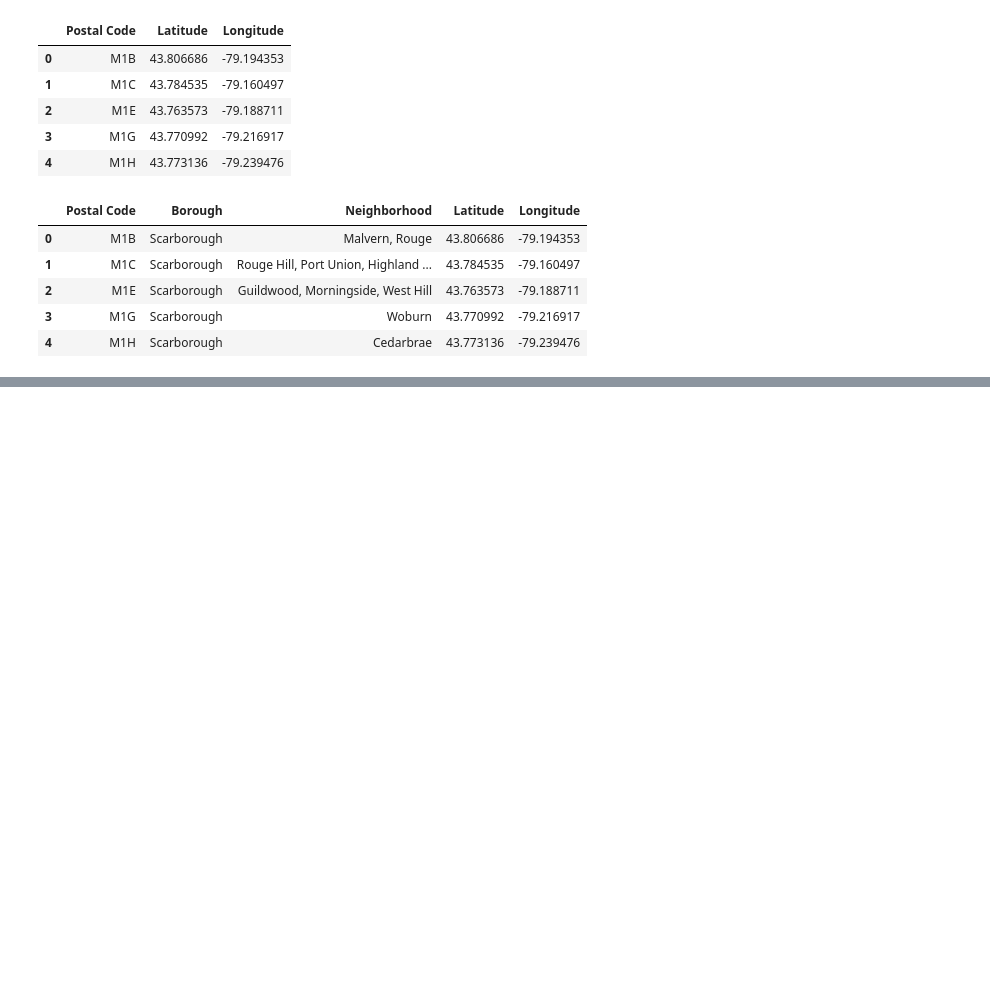
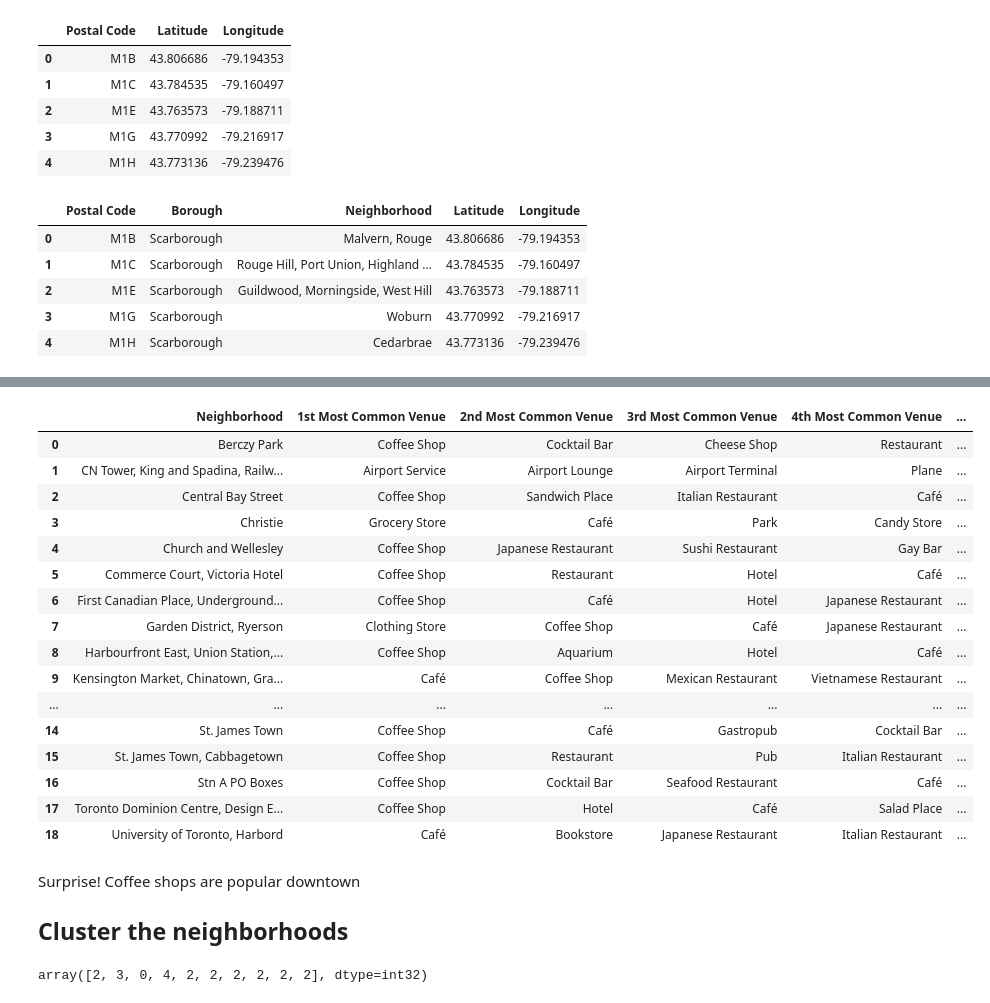
Before and after one commit to Duke-of-URL/Coursera_Capstone, a Jupyter notebook: Segmenting and Clustering Neighborhoods in Toronto.ipynb, the cells around one changed output, grey strips where cells are left out. Cells and saved outputs as stored; diff of their text form; code cells hidden in the pictures; blank space fills up the shorter version.

```diff
--- a/Segmenting and Clustering Neighborhoods in Toronto.ipynb
+++ b/Segmenting and Clustering Neighborhoods in Toronto.ipynb
@@ -84,0 +373,64 @@ df_hoods.head()
+# %%
+#put into data frame
+def return_most_common_venues(row, num_top_venues):
+    row_categories = row.iloc[1:]
+    row_categories_sorted = row_categories.sort_values(ascending=False)
+
+    return row_categories_sorted.index.values[0:num_top_venues]
+
+num_top_venues = 10
+
+indicators = ['st', 'nd', 'rd']
+
+# create columns according to number of top venues
+columns = ['Neighborhood']
+for ind in np.arange(num_top_venues):
+    try:
+        columns.append('{}{} Most Common Venue'.format(ind+1, indicators[ind]))
+    except:
+        columns.append('{}th Most Common Venue'.format(ind+1))
+
+# create a new dataframe
+neighborhoods_venues_sorted = pd.DataFrame(columns=columns)
+neighborhoods_venues_sorted['Neighborhood'] = downtown_grouped['Neighborhood']
+
+for ind in np.arange(downtown_grouped.shape[0]):
+    neighborhoods_venues_sorted.iloc[ind, 1:] = return_most_common_venues(downtown_grouped.iloc[ind, :], num_top_venues)
+
+neighborhoods_venues_sorted
+# %% [output]
+|  | Neighborhood | 1st Most Common Venue | 2nd Most Common Venue | 3rd Most Common Venue | 4th Most Common Venue | ... |
+| 0 | Berczy Park | Coffee Shop | Cocktail Bar | Cheese Shop | Restaurant | ... |
+| 1 | CN Tower, King and Spadina, Railw... | Airport Service | Airport Lounge | Airport Terminal | Plane | ... |
+| 2 | Central Bay Street | Coffee Shop | Sandwich Place | Italian Restaurant | Café | ... |
+| 3 | Christie | Grocery Store | Café | Park | Candy Store | ... |
+| 4 | Church and Wellesley | Coffee Shop | Japanese Restaurant | Sushi Restaurant | Gay Bar | ... |
+| 5 | Commerce Court, Victoria Hotel | Coffee Shop | Restaurant | Hotel | Café | ... |
+| 6 | First Canadian Place, Underground... | Coffee Shop | Café | Hotel | Japanese Restaurant | ... |
+| 7 | Garden District, Ryerson | Clothing Store | Coffee Shop | Café | Japanese Restaurant | ... |
+| 8 | Harbourfront East, Union Station,... | Coffee Shop | Aquarium | Hotel | Café | ... |
+| 9 | Kensington Market, Chinatown, Gra... | Café | Coffee Shop | Mexican Restaurant | Vietnamese Restaurant | ... |
+| ... | ... | ... | ... | ... | ... | ... |
+| 14 | St. James Town | Coffee Shop | Café | Gastropub | Cocktail Bar | ... |
+| 15 | St. James Town, Cabbagetown | Coffee Shop | Restaurant | Pub | Italian Restaurant | ... |
+| 16 | Stn A PO Boxes | Coffee Shop | Cocktail Bar | Seafood Restaurant | Café | ... |
+| 17 | Toronto Dominion Centre, Design E... | Coffee Shop | Hotel | Café | Salad Place | ... |
+| 18 | University of Toronto, Harbord | Café | Bookstore | Japanese Restaurant | Italian Restaurant | ... |
+# %% [markdown]
+Surprise! Coffee shops are popular downtown
+
+## Cluster the neighborhoods
+# %%
+# new dataframe that includes the cluster as well as the top 10 venues for each neighborhood.
+# set number of clusters
+kclusters = 5
+
+downtown_grouped_clustering = downtown_grouped.drop('Neighborhood', 1)
+
+# run k-means clustering
+kmeans = KMeans(n_clusters=kclusters, random_state=0).fit(downtown_grouped_clustering)
+
+# check cluster labels generated for each row in the dataframe
+kmeans.labels_[0:10]
+# %% [output]
+array([2, 3, 0, 4, 2, 2, 2, 2, 2, 2], dtype=int32)
```
Also changed, not shown: parts of 25 cells of this notebook.
